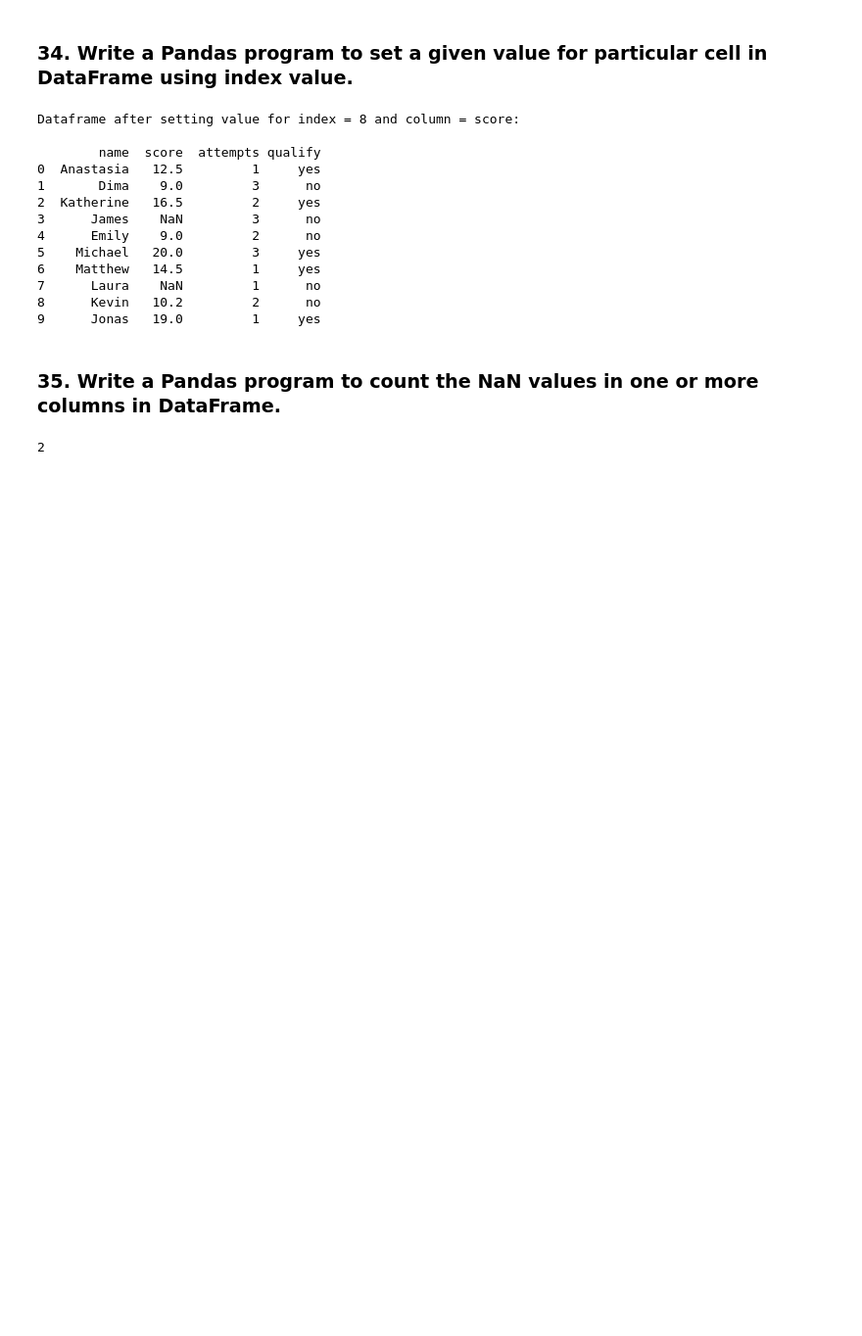
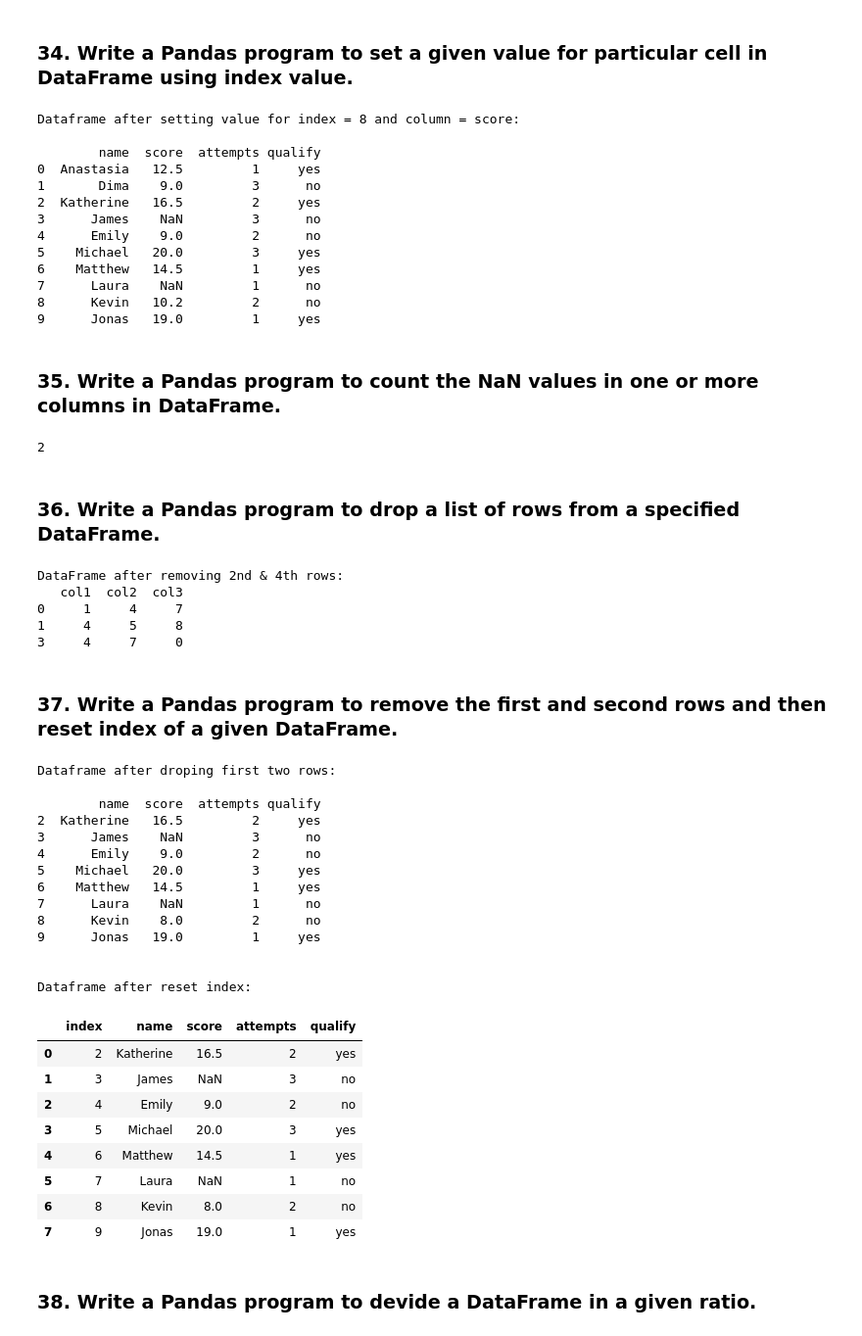
Before and after one commit to ybg345/w3-resource-python, a Jupyter notebook: Pandas/02_Pandas DataFrame - Exercises, Practice, Solution.ipynb, the cells around one changed output. Shown: that part at 98% size. Cells and saved outputs as stored; diff of their text form; code cells hidden in the pictures; blank space fills up the shorter version.

```diff
--- a/Pandas/02_Pandas DataFrame - Exercises, Practice, Solution.ipynb
+++ b/Pandas/02_Pandas DataFrame - Exercises, Practice, Solution.ipynb
@@ -683,3 +687,59 @@ Dataframe after setting value for index = 8 and column = score:
 df.isnull().values.sum()
 # %% [output]
 2
+# %% [markdown]
+### 36. Write a Pandas program to drop a list of rows from a specified DataFrame.
+# %%
+data = {'col1': [1, 4, 3, 4, 5], 'col2': [4, 5, 6, 7, 8], 'col3': [7, 8, 9, 0, 1]}
+df = pd.DataFrame(data)
+
+print('DataFrame after removing 2nd & 4th rows:')
+df.drop(index = [2, 4], inplace = True)
+print(df)
+# %% [output]
+DataFrame after removing 2nd & 4th rows:
+   col1  col2  col3
+0     1     4     7
+1     4     5     8
+3     4     7     0
+# %% [markdown]
+### 37. Write a Pandas program to remove the first and second rows and then reset index of a given DataFrame.
+# %%
+exam_data = {'name': ['Anastasia', 'Dima', 'Katherine', 'James', 'Emily', 'Michael', 'Matthew', 'Laura', 'Kevin', 'Jonas'],
+        'score': [12.5, 9, 16.5, np.nan, 9, 20, 14.5, np.nan, 8, 19],
+        'attempts': [1, 3, 2, 3, 2, 3, 1, 1, 2, 1],
+        'qualify': ['yes', 'no', 'yes', 'no', 'no', 'yes', 'yes', 'no', 'no', 'yes']}
+df = pd.DataFrame(exam_data)
+
+df.drop(index = [0, 1], inplace = True)
+print('Dataframe after droping first two rows:\n')
+print(df)
+
+print('\n\nDataframe after reset index:')
+df.reset_index()
+# %% [output]
+Dataframe after droping first two rows:
+
+        name  score  attempts qualify
+2  Katherine   16.5         2     yes
+3      James    NaN         3      no
+4      Emily    9.0         2      no
+5    Michael   20.0         3     yes
+6    Matthew   14.5         1     yes
+7      Laura    NaN         1      no
+8      Kevin    8.0         2      no
+9      Jonas   19.0         1     yes
+
+
+Dataframe after reset index:
+|  | index | name | score | attempts | qualify |
+| 0 | 2 | Katherine | 16.5 | 2 | yes |
+| 1 | 3 | James | NaN | 3 | no |
+| 2 | 4 | Emily | 9.0 | 2 | no |
+| 3 | 5 | Michael | 20.0 | 3 | yes |
+| 4 | 6 | Matthew | 14.5 | 1 | yes |
+| 5 | 7 | Laura | NaN | 1 | no |
+| 6 | 8 | Kevin | 8.0 | 2 | no |
+| 7 | 9 | Jonas | 19.0 | 1 | yes |
+# %% [markdown]
+### 38. Write a Pandas program to devide a DataFrame in a given ratio.
```
Also changed, not shown: parts of 22 cells of this notebook, 1 other file.
